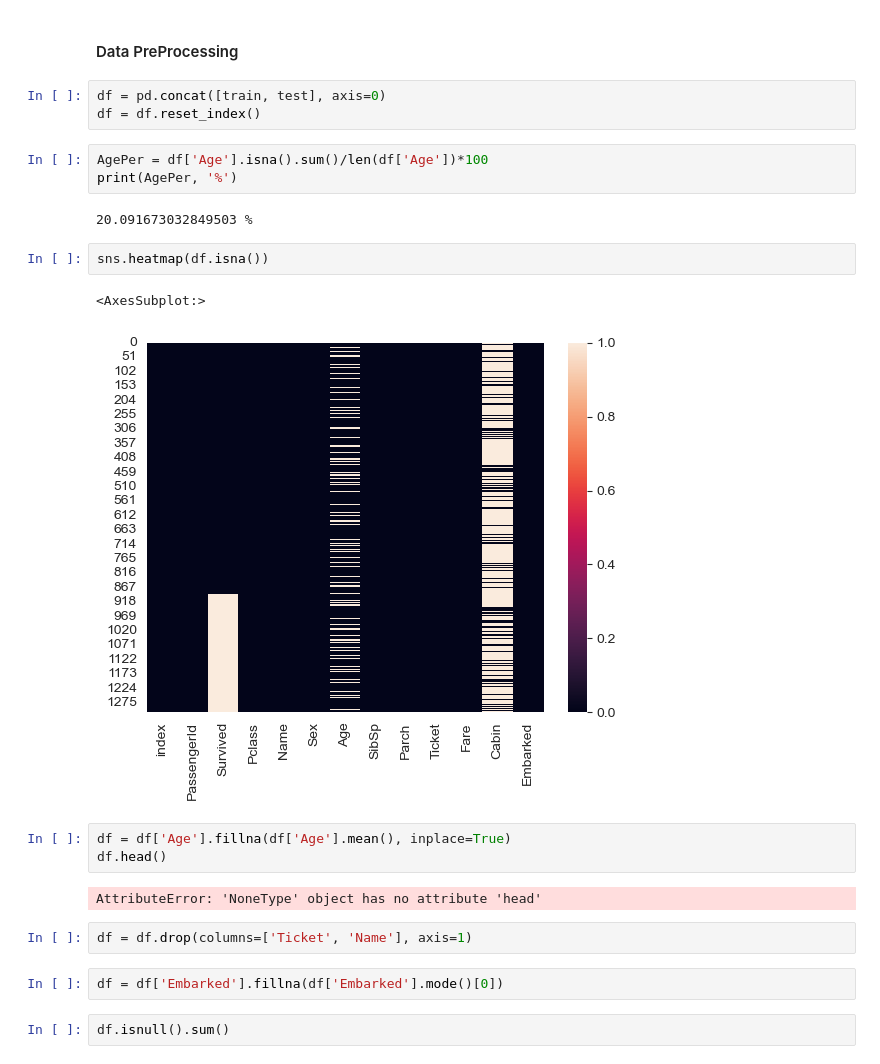
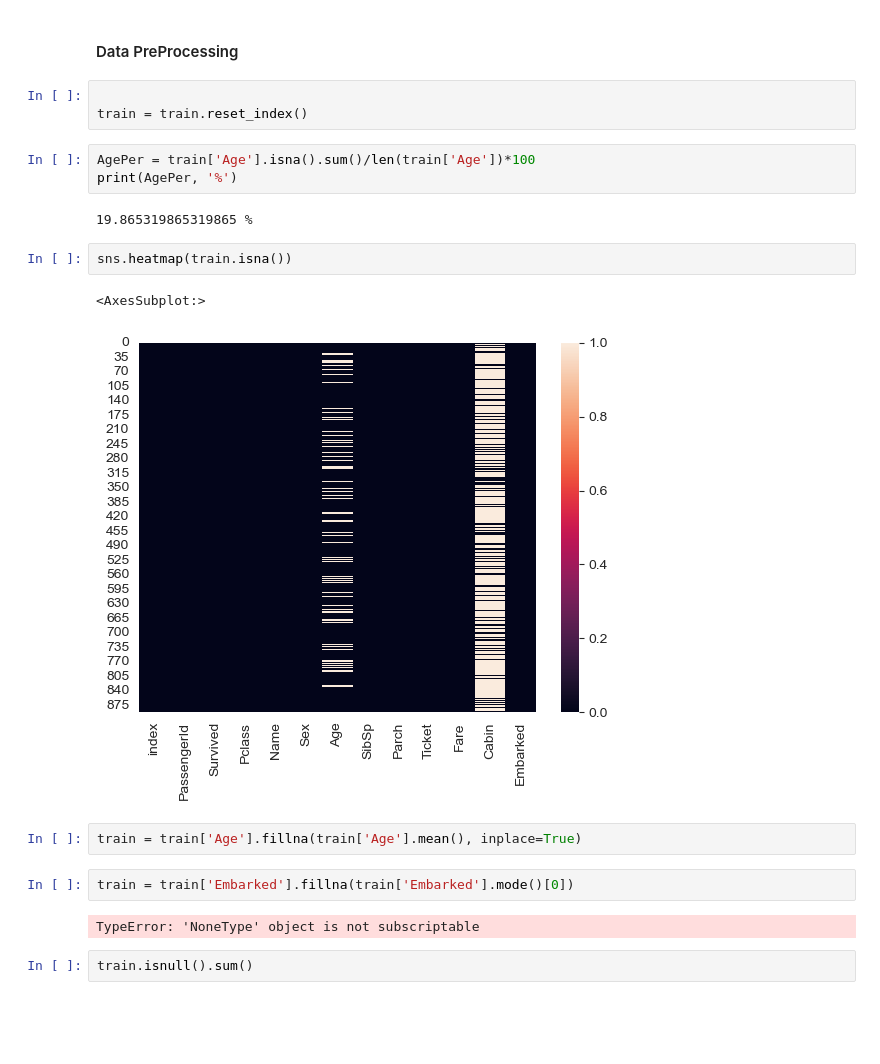
Before and after one commit to shyamghan17/MachineLearning, a Jupyter notebook: TitanicSruvivalPrediction/TitanicSurvivalPrediction.ipynb, the cells around one changed output. Cells and saved outputs as stored; diff of their text form; blank space fills up the shorter version.

```diff
--- a/TitanicSruvivalPrediction/TitanicSurvivalPrediction.ipynb
+++ b/TitanicSruvivalPrediction/TitanicSurvivalPrediction.ipynb
@@ -130,27 +130,24 @@ plt.show()
 [figure]
 # %% [markdown]
 #### Data PreProcessing
-# %%
-df = pd.concat([train, test], axis=0)
-df = df.reset_index()
+# %%
+
+train = train.reset_index()
 # %%
-AgePer = df['Age'].isna().sum()/len(df['Age'])*100
+AgePer = train['Age'].isna().sum()/len(train['Age'])*100
 print(AgePer, '%')
 # %% [output]
-20.091673032849503 %
+19.865319865319865 %
 # %%
-sns.heatmap(df.isna())
+sns.heatmap(train.isna())
 # %% [output]
 <AxesSubplot:>
-[figure, old version]
+[figure, new version]
 # %%
-df = df['Age'].fillna(df['Age'].mean(), inplace=True)
-df.head()
+train = train['Age'].fillna(train['Age'].mean(), inplace=True)
-# %% [output]
-AttributeError: 'NoneType' object has no attribute 'head'
-# %%
-df = df.drop(columns=['Ticket', 'Name'], axis=1)
 # %%
-df = df['Embarked'].fillna(df['Embarked'].mode()[0])
+train = train['Embarked'].fillna(train['Embarked'].mode()[0])
+# %% [output]
+TypeError: 'NoneType' object is not subscriptable
 # %%
-df.isnull().sum()
+train.isnull().sum()
```
